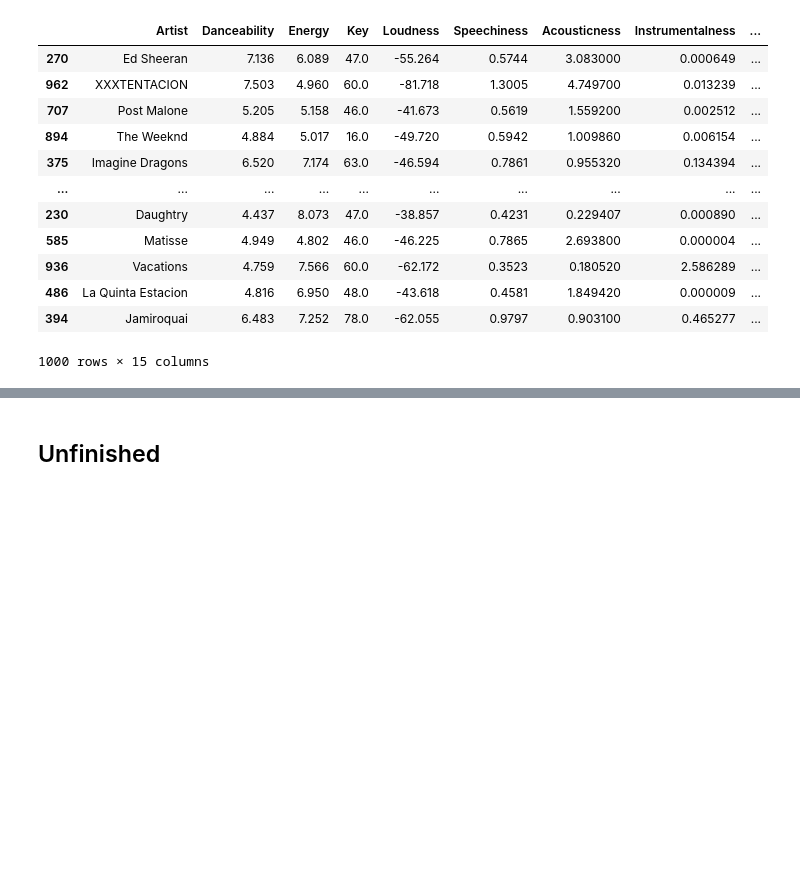
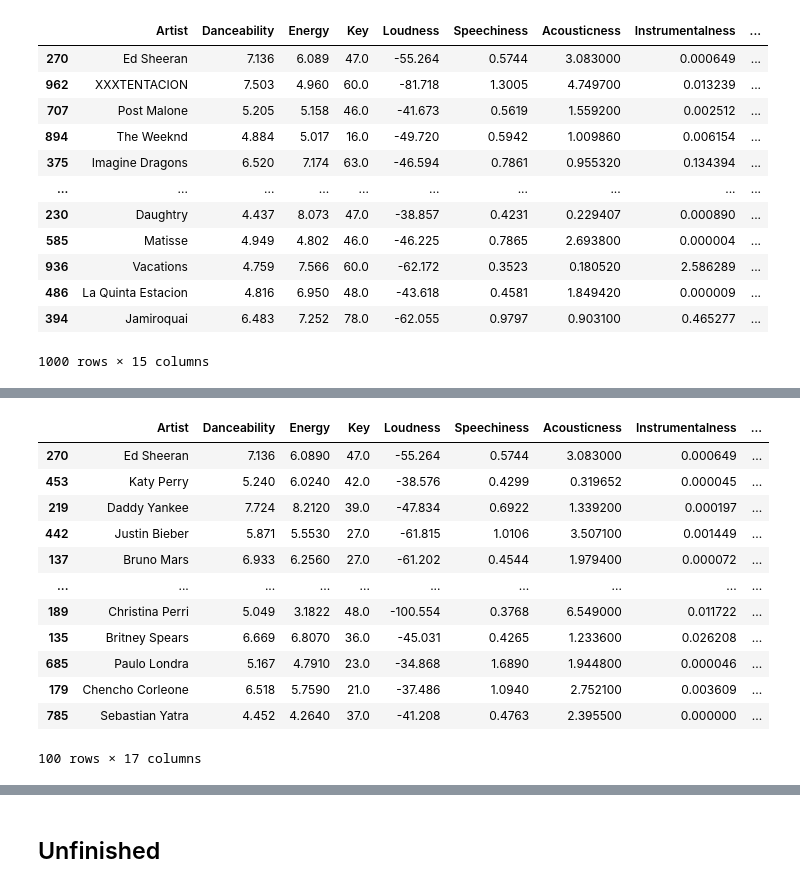
Before and after one commit to hyungchulc/Spotify-Youtube-Analysis, a Jupyter notebook: Spotify-Youtube-Analysis.ipynb, the cells around one changed output, grey strips where cells are left out. Saved outputs shown, nothing was run; the diff lists cells and outputs as text; code cells hidden in the pictures; blank space fills up the shorter version.

```diff
--- a/Spotify-Youtube-Analysis.ipynb
+++ b/Spotify-Youtube-Analysis.ipynb
@@ -550,4 +555,19 @@ art_sp_all_sum_views.describe()
 # %%
 # art_sp_all_sum_views top 10%
 art_sp_all_sum_views_10 = art_sp_all_sum_views.head(100)
-art_sp_all_sum_views_10.describe()
+
+# art_sp_all_sum_stream top 10%
+art_sp_all_sum_stream_10 = art_sp_all_sum_stream.head(100)
+
+# art_sp_all_sum_likes top 10%
+art_sp_all_sum_likes_10 = art_sp_all_sum_likes.head(100)
+
+#make views, likes, stream as standarized and normalized as new columns
+art_sp_all_sum_views_10['Views_standarized'] = (art_sp_all_sum_views_10['Views'] - art_sp_all_sum_views_10['Views'].mean())/art_sp_all_sum_views_10['Views'].std()
+art_sp_all_sum_views_10['Views_normalized'] = (art_sp_all_sum_views_10['Views'] - art_sp_all_sum_views_10['Views'].min())/(art_sp_all_sum_views_10['Views'].max() - art_sp_all_sum_views_10['Views'].min())
+
+art_sp_all_sum_likes_10['Likes_standarized'] = (art_sp_all_sum_likes_10['Likes'] - art_sp_all_sum_likes_10['Likes'].mean())/art_sp_all_sum_likes_10['Likes'].std()
+art_sp_all_sum_likes_10['Likes_normalized'] = (art_sp_all_sum_likes_10['Likes'] - art_sp_all_sum_likes_10['Likes'].min())/(art_sp_all_sum_likes_10['Likes'].max() - art_sp_all_sum_likes_10['Likes'].min())
+
+art_sp_all_sum_stream_10['Stream_standarized'] = (art_sp_all_sum_stream_10['Stream'] - art_sp_all_sum_stream_10['Stream'].mean())/art_sp_all_sum_stream_10['Stream'].std()
+art_sp_all_sum_stream_10['Stream_normalized'] = (art_sp_all_sum_stream_10['Stream'] - art_sp_all_sum_stream_10['Stream'].min())/(art_sp_all_sum_stream_10['Stream'].max() - art_sp_all_sum_stream_10['Stream'].min())
@@ -564,3 +574,19 @@ art_sp_all_sum_views_10.describe()
+# %%
+art_sp_all_sum_views_10
+# %% [output]
+|  | Artist | Danceability | Energy | Key | Loudness | Speechiness | Acousticness | Instrumentalness | ... |
+| 270 | Ed Sheeran | 7.136 | 6.0890 | 47.0 | -55.264 | 0.5744 | 3.083000 | 0.000649 | ... |
+| 453 | Katy Perry | 5.240 | 6.0240 | 42.0 | -38.576 | 0.4299 | 0.319652 | 0.000045 | ... |
+| 219 | Daddy Yankee | 7.724 | 8.2120 | 39.0 | -47.834 | 0.6922 | 1.339200 | 0.000197 | ... |
+| 442 | Justin Bieber | 5.871 | 5.5530 | 27.0 | -61.815 | 1.0106 | 3.507100 | 0.001449 | ... |
+| 137 | Bruno Mars | 6.933 | 6.2560 | 27.0 | -61.202 | 0.4544 | 1.979400 | 0.000072 | ... |
+| ... | ... | ... | ... | ... | ... | ... | ... | ... | ... |
+| 189 | Christina Perri | 5.049 | 3.1822 | 48.0 | -100.554 | 0.3768 | 6.549000 | 0.011722 | ... |
+| 135 | Britney Spears | 6.669 | 6.8070 | 36.0 | -45.031 | 0.4265 | 1.233600 | 0.026208 | ... |
+| 685 | Paulo Londra | 5.167 | 4.7910 | 23.0 | -34.868 | 1.6890 | 1.944800 | 0.000046 | ... |
+| 179 | Chencho Corleone | 6.518 | 5.7590 | 21.0 | -37.486 | 1.0940 | 2.752100 | 0.003609 | ... |
+| 785 | Sebastian Yatra | 4.452 | 4.2640 | 37.0 | -41.208 | 0.4763 | 2.395500 | 0.000000 | ... |
+100 rows × 17 columns
 # %%
 # art_sp_all_sum_views low 90%
 art_sp_all_sum_views_90 = art_sp_all_sum_views.tail(900)
```
Also changed, not shown: parts of 13 cells of this notebook.
